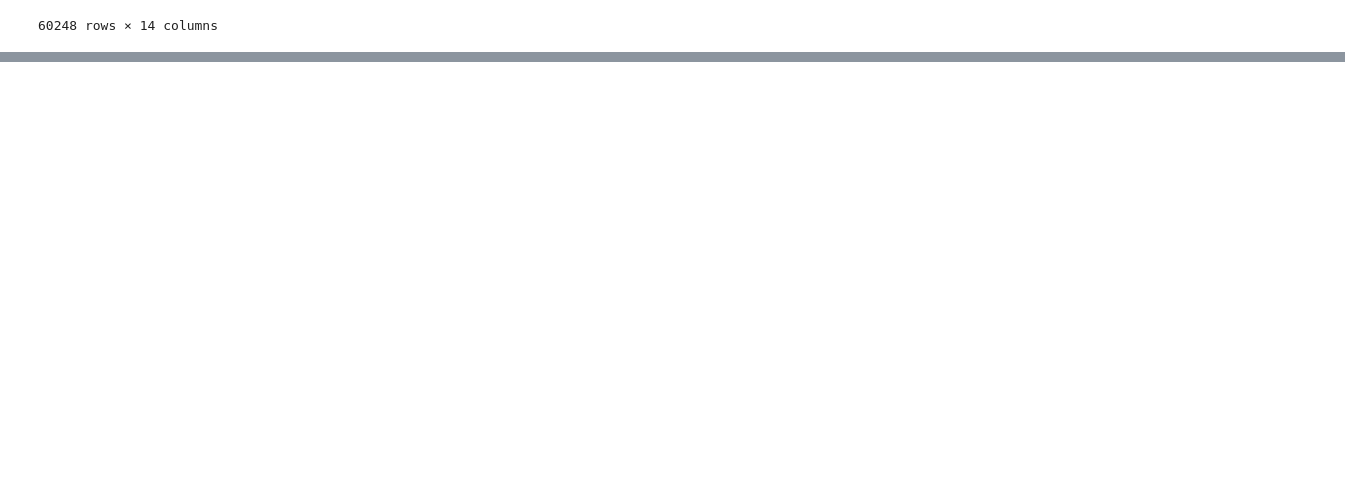
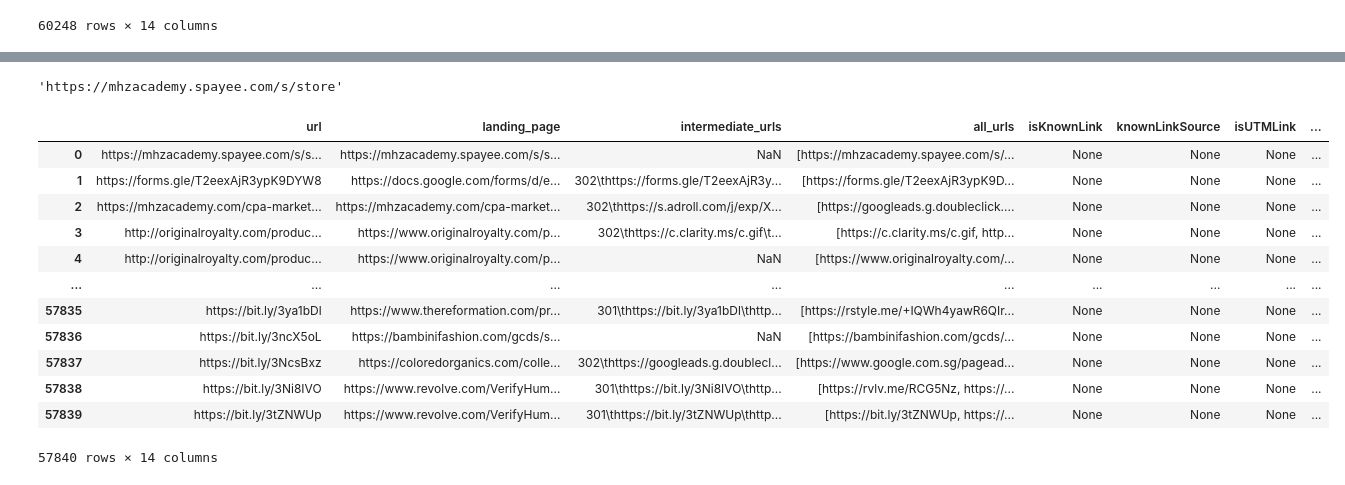
Before and after one commit to suniven/affiliate-link-identification, a Jupyter notebook: youtube_identification_v2.ipynb, the cells around one changed output, grey strips where cells are left out. Saved outputs shown, nothing was run; the diff lists cells and outputs as text; code cells hidden in the pictures; blank space fills up the shorter version.

```diff
--- a/youtube_identification_v2.ipynb
+++ b/youtube_identification_v2.ipynb
@@ -609,0 +633,4 @@ df.to_csv('./youtube_results_all_v2.csv', index = False)
+# %%
+df.loc[0, 'landing_page']
+# %% [output]
+'https://mhzacademy.spayee.com/s/store'
@@ -609,0 +653,45 @@ df.to_csv('./youtube_results_all_v2.csv', index = False)
+# %%
+from tqdm import tqdm
+for i in tqdm(range(len(df))):
+    all_urls = []
+    all_urls.append(df.loc[i, 'url'].strip())
+    if df.loc[i, 'landing_page'] == df.loc[i, 'landing_page']:
+        all_urls.append(df.loc[i, 'landing_page'].strip())
+    try:
+        records = df.loc[i, 'intermediate_urls'].split('\n')
+        for record in records:
+            if record:
+                items = record.split('\t')
+                if items[1]:
+                    all_urls.append(items[1].strip())
+                if items[2]:
+                    all_urls.append(items[2].strip())
+            all_urls = list(set(all_urls))
+            df.at[i, 'all_urls'] = all_urls
+    except Exception as error:
+        all_urls = list(set(all_urls))
+        df.at[i, 'all_urls'] = all_urls
+        pass
+# %%
+df = df.reindex(columns=df.columns.tolist() + ['intermediate_url_list'])
+# %%
+df = df.reindex(columns=df.columns.tolist() + ['redirect_counts'])
+# %%
+df.intermediate_url_list=None
+df.redirect_counts=0
+# %%
+df
+# %% [output]
+|  | url | landing_page | intermediate_urls | all_urls | isKnownLink | knownLinkSource | isUTMLink | ... |
+| 0 | https://mhzacademy.spayee.com/s/s... | https://mhzacademy.spayee.com/s/s... | NaN | [https://mhzacademy.spayee.com/s/... | None | None | None | ... |
+| 1 | https://forms.gle/T2eexAjR3ypK9DYW8 | https://docs.google.com/forms/d/e... | 302\thttps://forms.gle/T2eexAjR3y... | [https://forms.gle/T2eexAjR3ypK9D... | None | None | None | ... |
+| 2 | https://mhzacademy.com/cpa-market... | https://mhzacademy.com/cpa-market... | 302\thttps://s.adroll.com/j/exp/X... | [https://googleads.g.doubleclick.... | None | None | None | ... |
+| 3 | http://originalroyalty.com/produc... | https://www.originalroyalty.com/p... | 302\thttps://c.clarity.ms/c.gif\t... | [https://c.clarity.ms/c.gif, http... | None | None | None | ... |
+| 4 | http://originalroyalty.com/produc... | https://www.originalroyalty.com/p... | NaN | [https://www.originalroyalty.com/... | None | None | None | ... |
+| ... | ... | ... | ... | ... | ... | ... | ... | ... |
+| 57835 | https://bit.ly/3ya1bDl | https://www.thereformation.com/pr... | 301\thttps://bit.ly/3ya1bDl\thttp... | [https://rstyle.me/+IQWh4yawR6QIr... | None | None | None | ... |
+| 57836 | https://bit.ly/3ncX5oL | https://bambinifashion.com/gcds/s... | NaN | [https://bambinifashion.com/gcds/... | None | None | None | ... |
+| 57837 | https://bit.ly/3NcsBxz | https://coloredorganics.com/colle... | 302\thttps://googleads.g.doublecl... | [https://www.google.com.sg/pagead... | None | None | None | ... |
+| 57838 | https://bit.ly/3Ni8IVO | https://www.revolve.com/VerifyHum... | 301\thttps://bit.ly/3Ni8IVO\thttp... | [https://rvlv.me/RCG5Nz, https://... | None | None | None | ... |
+| 57839 | https://bit.ly/3tZNWUp | https://www.revolve.com/VerifyHum... | 301\thttps://bit.ly/3tZNWUp\thttp... | [https://bit.ly/3tZNWUp, https://... | None | None | None | ... |
+57840 rows × 14 columns
```
Also changed, not shown: parts of 9 cells of this notebook, 3 other files.
